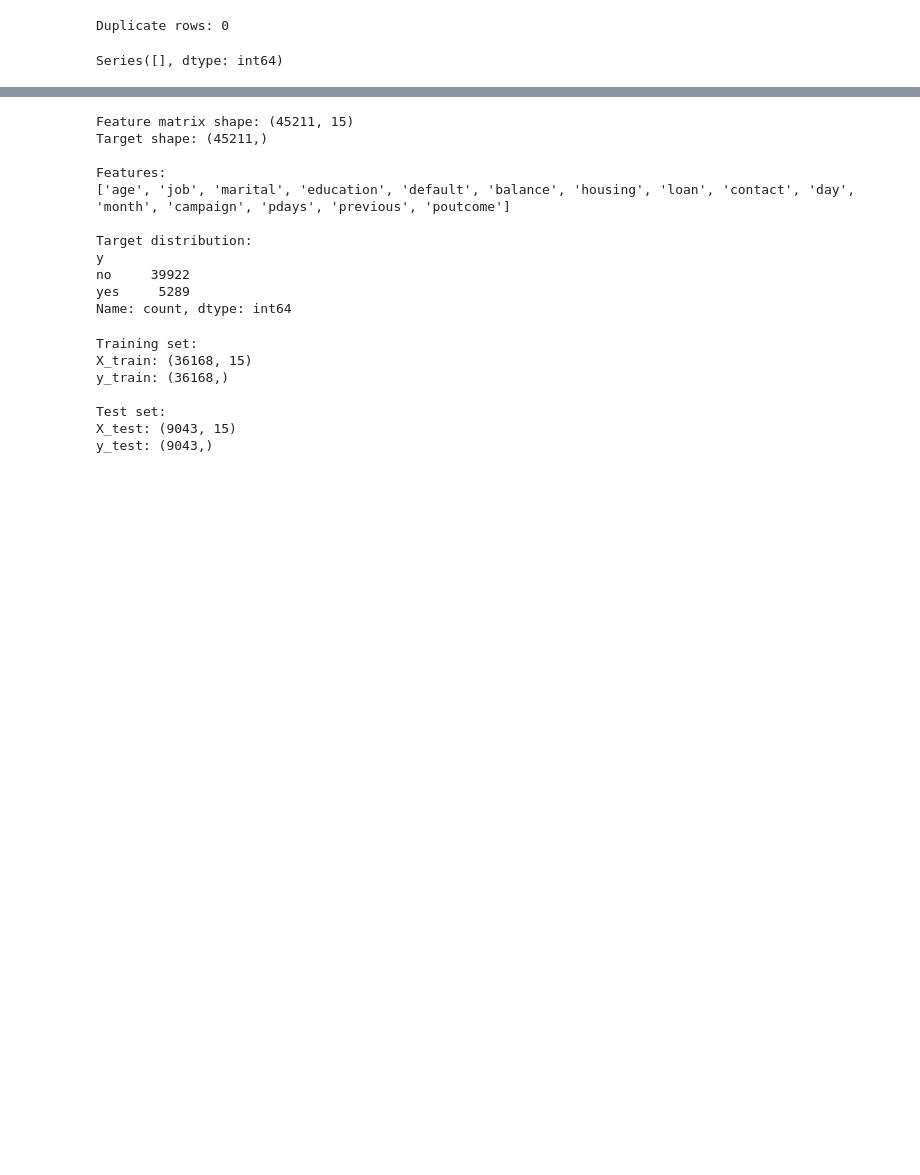
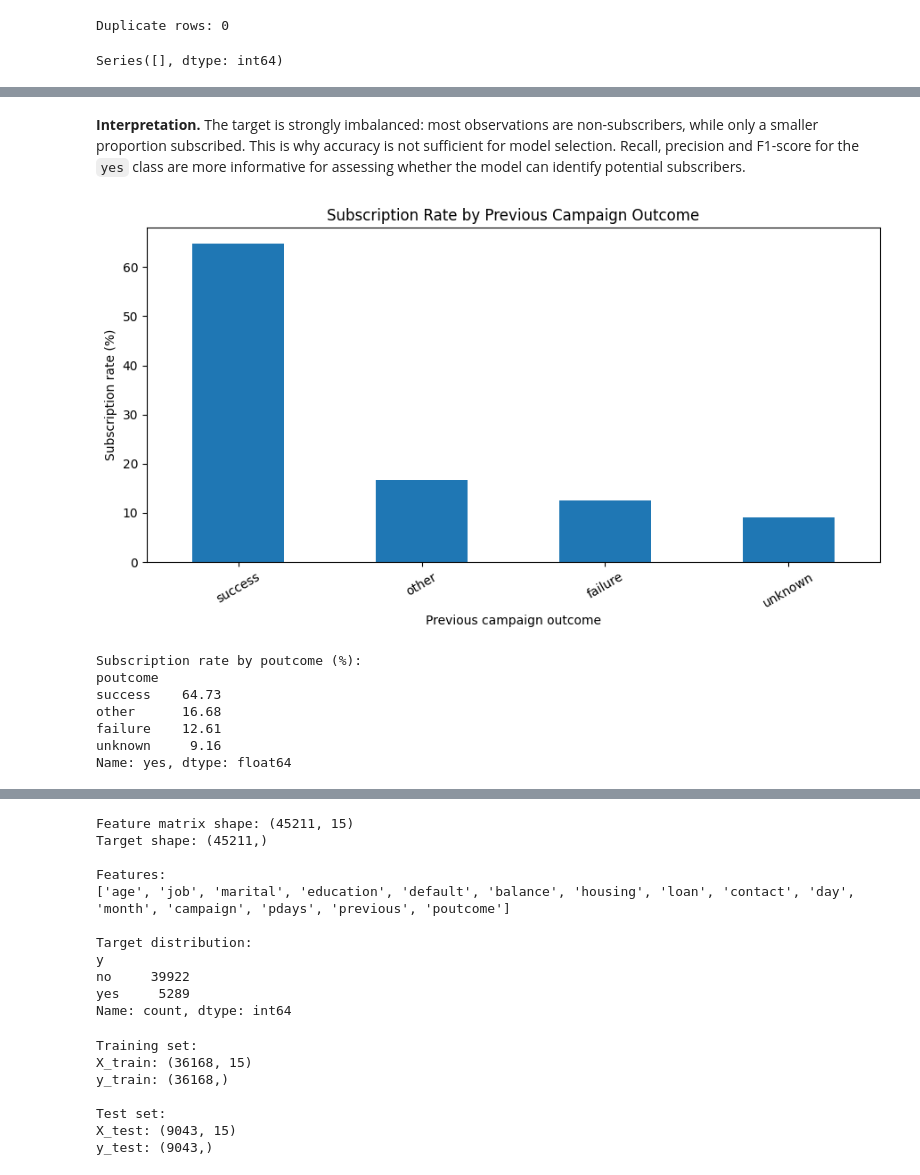
Before and after one commit to Tam-Davies/Predicting-Customer-Term-Deposit-Subscription-Using-Supervised-Machine-Learning, a Jupyter notebook: notebooks/bank_marketing_classification.ipynb, the cells around one changed output, grey strips where cells are left out. Saved outputs shown, nothing was run; the diff lists cells and outputs as text; code cells hidden in the pictures; blank space fills up the shorter version.

Commit message:
Updated notebook to inlcude EDA practices before building models

```diff
--- a/notebooks/bank_marketing_classification.ipynb
+++ b/notebooks/bank_marketing_classification.ipynb
@@ -91,0 +139,30 @@ Series([], dtype: int64)
+# %% [markdown]
+**Interpretation.** The target is strongly imbalanced: most observations are non-subscribers, while only a smaller proportion subscribed. This is why accuracy is not sufficient for model selection. Recall, precision and F1-score for the `yes` class are more informative for assessing whether the model can identify potential subscribers.
+# %%
+# Subscription rate by previous campaign outcome
+poutcome_rate = (
+    pd.crosstab(df["poutcome"], df["y"], normalize="index")["yes"]
+    .sort_values(ascending=False)
+)
+
+fig, ax = plt.subplots(figsize=(9, 5))
+poutcome_rate.mul(100).plot(kind="bar", ax=ax)
+ax.set_title("Subscription Rate by Previous Campaign Outcome")
+ax.set_xlabel("Previous campaign outcome")
+ax.set_ylabel("Subscription rate (%)")
+ax.tick_params(axis="x", rotation=30)
+plt.tight_layout()
+plt.savefig(PROJECT_ROOT / "outputs" / "figures" / "subscription_rate_poutcome.png", dpi=300, bbox_inches="tight")
+plt.show()
+
+print("Subscription rate by poutcome (%):")
+print(poutcome_rate.mul(100).round(2))
+# %% [output]
+[figure, added]
+Subscription rate by poutcome (%):
+poutcome
+success    64.73
+other      16.68
+failure    12.61
+unknown     9.16
+Name: yes, dtype: float64
```
Also changed, not shown: parts of 37 cells of this notebook.
